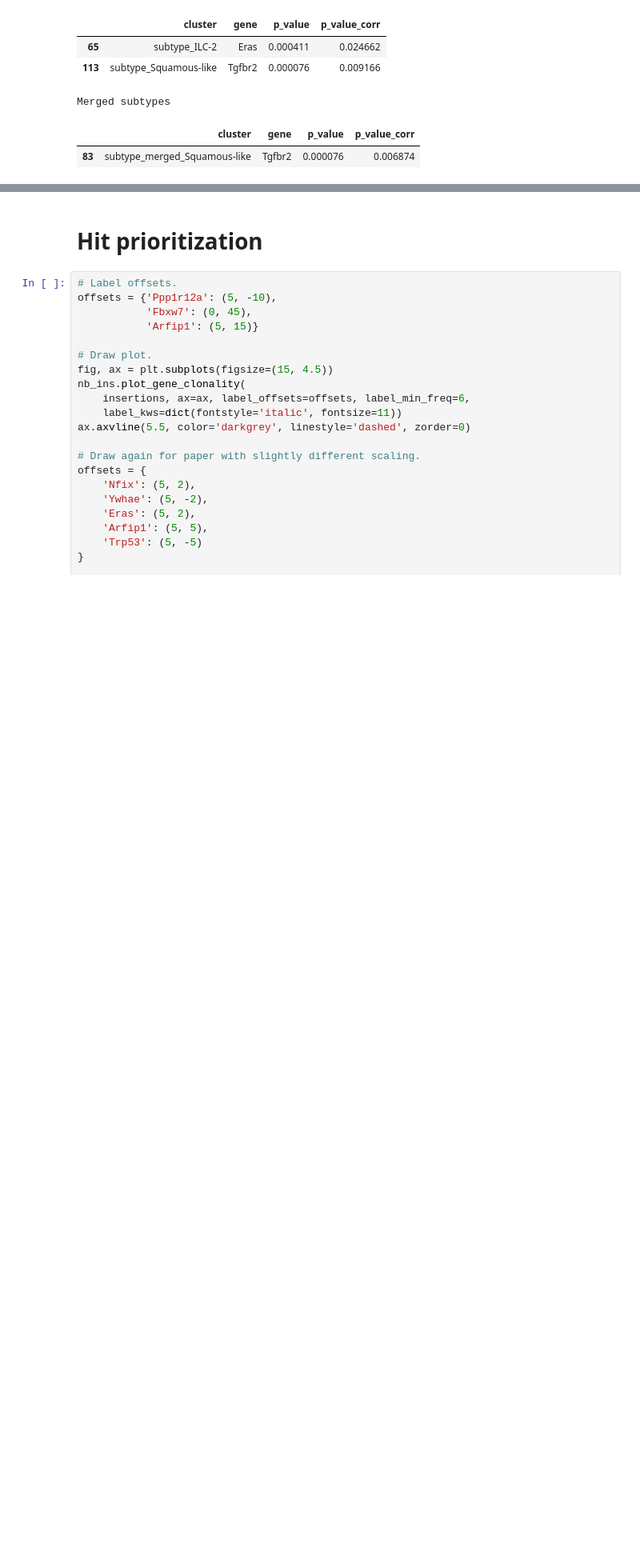
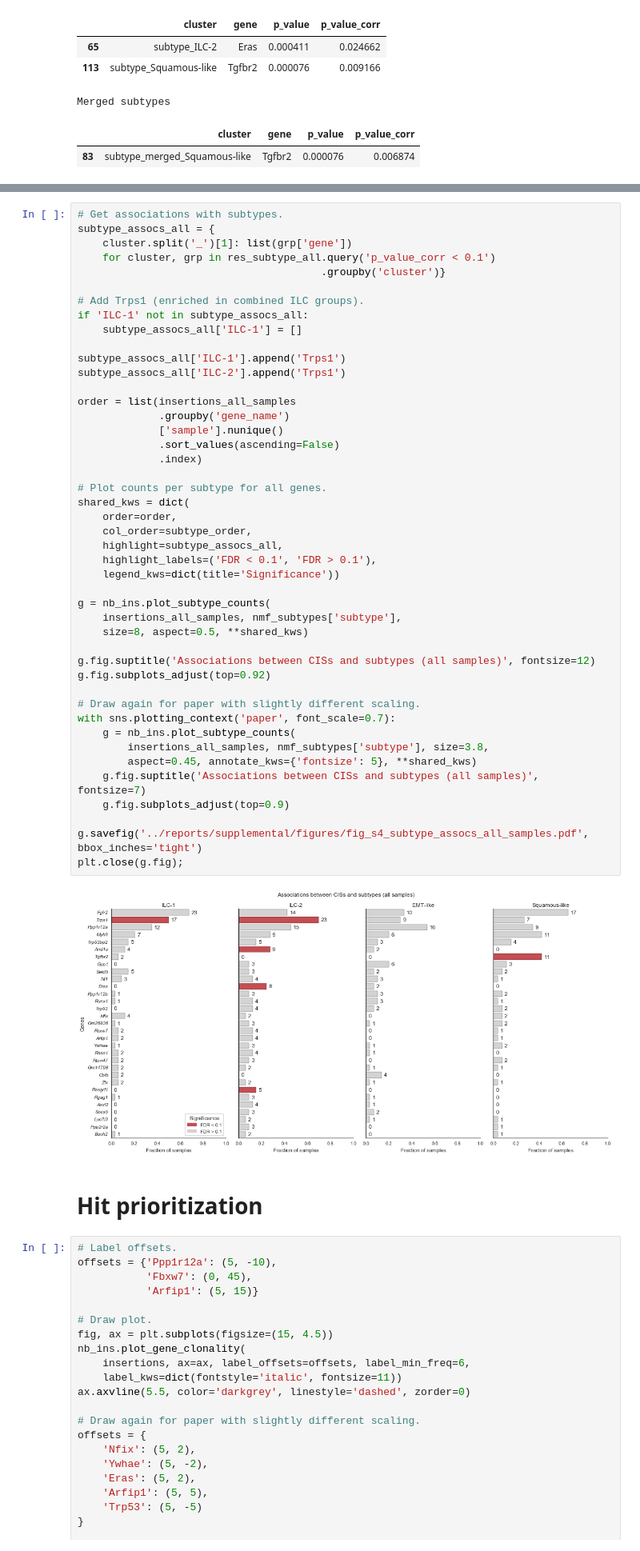
Before and after one commit to jrderuiter/ilc-sb-screen, a Jupyter notebook: notebooks/3. Insertion analyses.ipynb, the cells around one changed output, grey strips where cells are left out. Shown at 80% size. Cells and saved outputs as stored; diff of their text form; blank space fills up the shorter version.

```diff
--- a/notebooks/3. Insertion analyses.ipynb
+++ b/notebooks/3. Insertion analyses.ipynb
@@ -193,3 +221,50 @@ plt.close(g.fig);
+# %%
+# Get associations with subtypes.
+subtype_assocs_all = {
+    cluster.split('_')[1]: list(grp['gene'])
+    for cluster, grp in res_subtype_all.query('p_value_corr < 0.1')
+                                       .groupby('cluster')}
+
+# Add Trps1 (enriched in combined ILC groups).
+if 'ILC-1' not in subtype_assocs_all:
+    subtype_assocs_all['ILC-1'] = []
+
+subtype_assocs_all['ILC-1'].append('Trps1')
+subtype_assocs_all['ILC-2'].append('Trps1')
+
+order = list(insertions_all_samples
+             .groupby('gene_name')
+             ['sample'].nunique()
+             .sort_values(ascending=False)
+             .index)
+
+# Plot counts per subtype for all genes.
+shared_kws = dict(
+    order=order,
+    col_order=subtype_order,
+    highlight=subtype_assocs_all,
+    highlight_labels=('FDR < 0.1', 'FDR > 0.1'),
+    legend_kws=dict(title='Significance'))
+
+g = nb_ins.plot_subtype_counts(
+    insertions_all_samples, nmf_subtypes['subtype'],
+    size=8, aspect=0.5, **shared_kws)
+
+g.fig.suptitle('Associations between CISs and subtypes (all samples)', fontsize=12)
+g.fig.subplots_adjust(top=0.92)
+
+# Draw again for paper with slightly different scaling.
+with sns.plotting_context('paper', font_scale=0.7):
+    g = nb_ins.plot_subtype_counts(
+        insertions_all_samples, nmf_subtypes['subtype'], size=3.8,
+        aspect=0.45, annotate_kws={'fontsize': 5}, **shared_kws)
+    g.fig.suptitle('Associations between CISs and subtypes (all samples)', fontsize=7)
+    g.fig.subplots_adjust(top=0.9)
+
+g.savefig('../reports/supplemental/figures/fig_s4_subtype_assocs_all_samples.pdf', bbox_inches='tight')
+plt.close(g.fig);
+# %% [output]
+[figure, added]
 # %% [markdown]
 # Hit prioritization
 # %%
```
Also changed, not shown: parts of 4 cells of this notebook, 3 other files.
